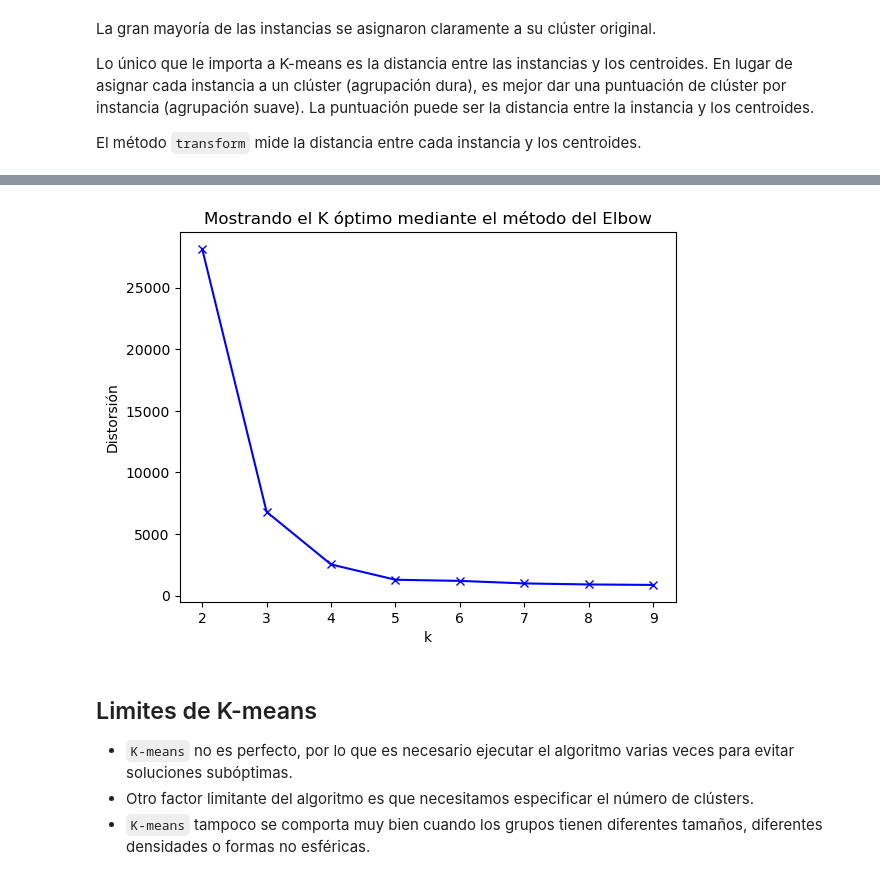
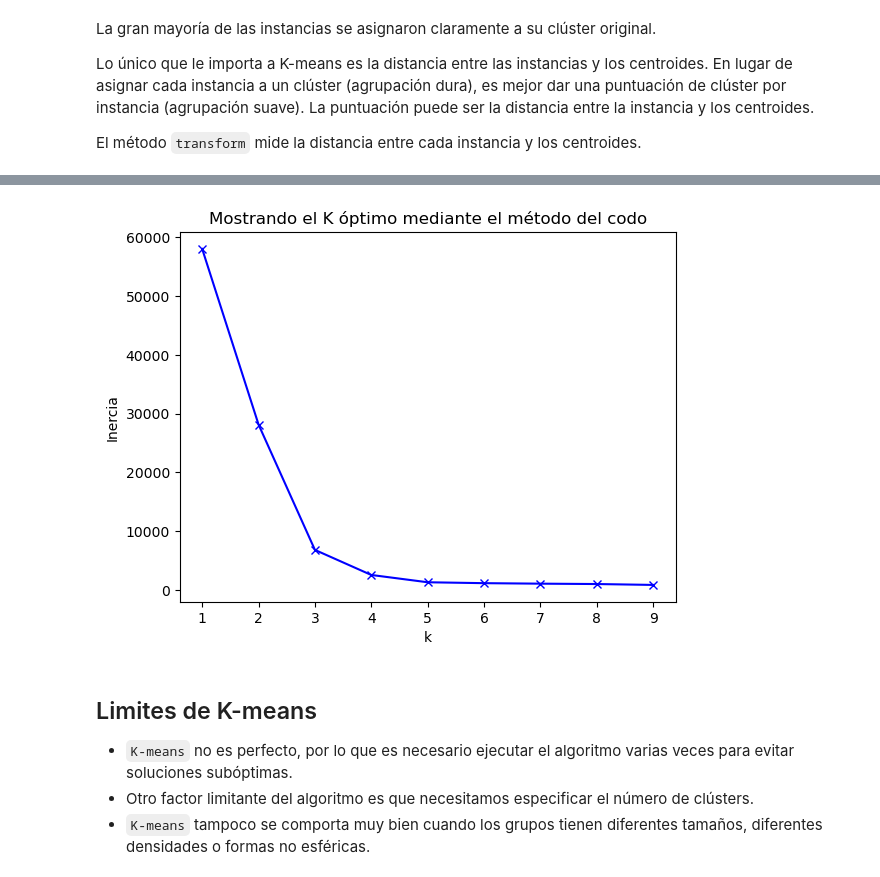
Before and after one commit to avidaldo/ia23, a Jupyter notebook: sklearn/kmeans.ipynb, the cells around one changed output, grey strips where cells are left out. Saved outputs shown, nothing was run; the diff lists cells and outputs as text; code cells hidden in the pictures.

```diff
--- a/sklearn/kmeans.ipynb
+++ b/sklearn/kmeans.ipynb
@@ -172,18 +172,18 @@ Como podemos ver, la distorsión (o inertia) cae mucho cuando pasamos de $3$ a $
 Sin embargo, hay que tener en consideración que este método es un tanto subjetivo y depende de la forma de los datos.
 # %%
 inercia = []
-K = range(2,10)
+K = range(1,10)
 for k in K:
     model = KMeans(k).fit(X)
     inercia.append(model.inertia_)
 # %%
 plt.plot(K, inercia, 'bx-')
 plt.xlabel('k')
-plt.ylabel('Distorsión')
-plt.title('Mostrando el K óptimo mediante el método del Elbow')
+plt.ylabel('Inercia')
+plt.title('Mostrando el K óptimo mediante el método del codo')
 plt.show()
 # %% [output]
-[figure, old version]
+[figure, new version]
 # %% [markdown]
 ## Limites de K-means
 
```
Also changed, not shown: parts of 7 cells of this notebook, 4 other files.
